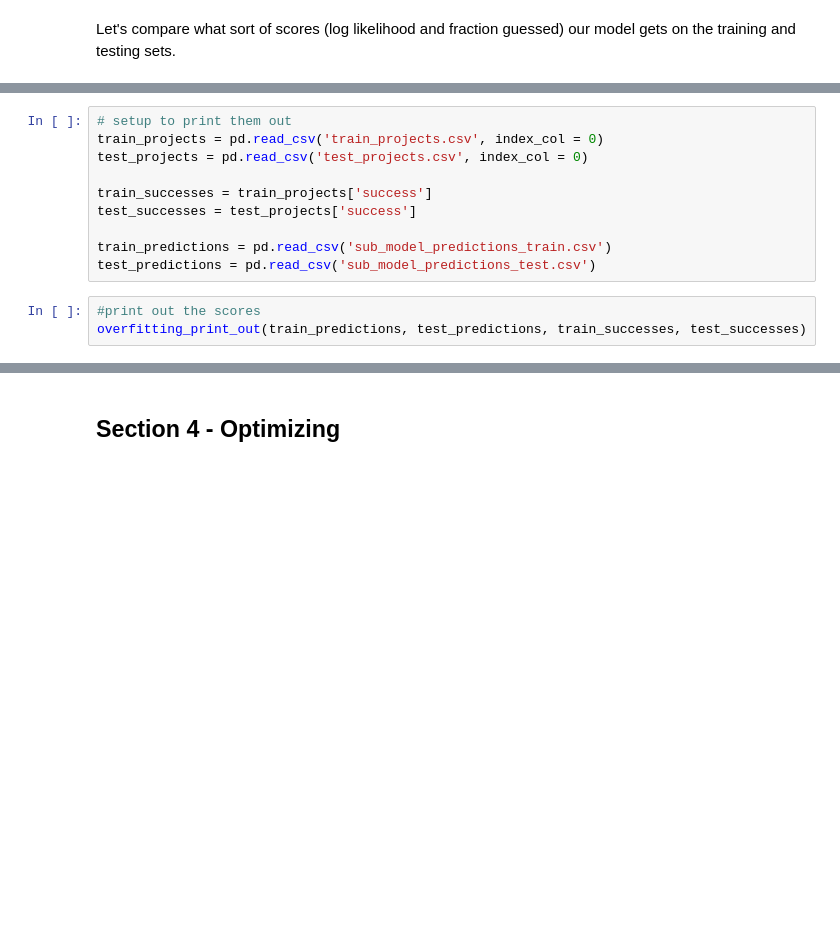
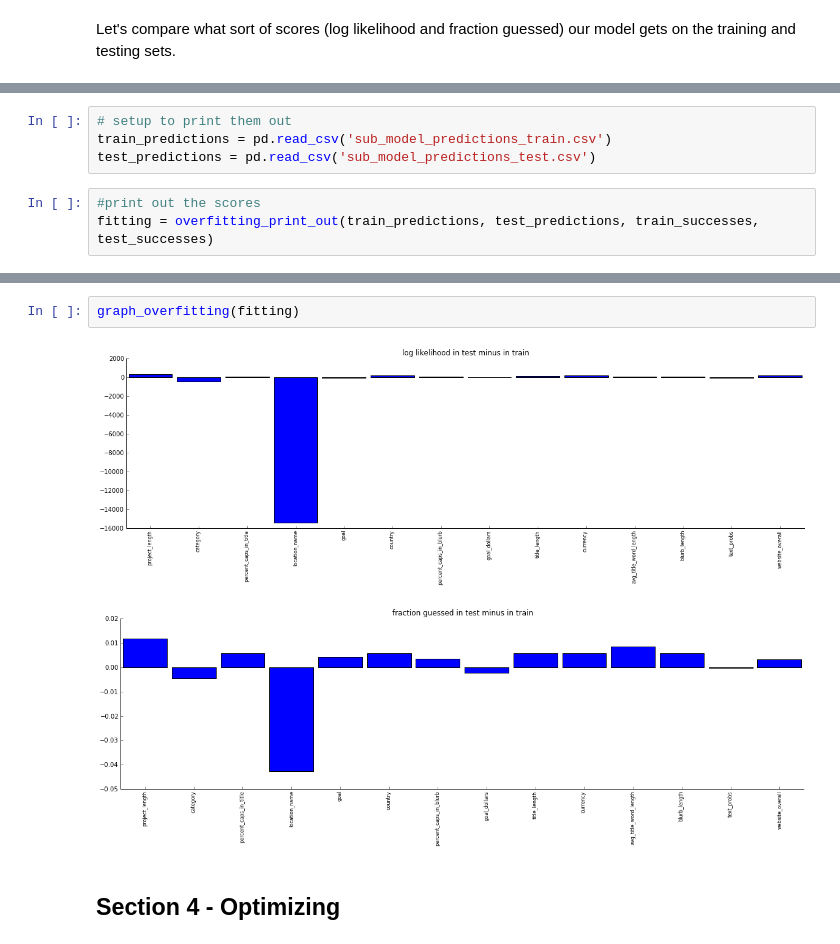
Before and after one commit to johnsturm/cs109, a Jupyter notebook: Process Book.ipynb, the cells around one changed output, grey strips where cells are left out. Cells and saved outputs as stored; diff of their text form; blank space fills up the shorter version.

Commit message:
added overfitting graphs

```diff
--- a/Process Book.ipynb
+++ b/Process Book.ipynb
@@ -2983,13 +3023,7 @@ def overfitting_print_out(train_predictions, test_predictions, train_successes,
 # %%
 # setup to print them out
-train_projects = pd.read_csv('train_projects.csv', index_col = 0)
-test_projects = pd.read_csv('test_projects.csv', index_col = 0)
-
-train_successes = train_projects['success']
-test_successes = test_projects['success']
-
 train_predictions = pd.read_csv('sub_model_predictions_train.csv')
 test_predictions = pd.read_csv('sub_model_predictions_test.csv')
 # %%
 #print out the scores
-overfitting_print_out(train_predictions, test_predictions, train_successes, test_successes)
+fitting = overfitting_print_out(train_predictions, test_predictions, train_successes, test_successes)
@@ -2996,3 +3048,8 @@ overfitting_print_out(train_predictions, test_predictions, train_successes, test
+# %%
+graph_overfitting(fitting)
+# %% [output]
+[figure, added]
+[figure, added]
 # %% [markdown]
 ## Section 4 - Optimizing
 # %% [markdown]
```
Also changed, not shown: parts of 4 cells of this notebook.
